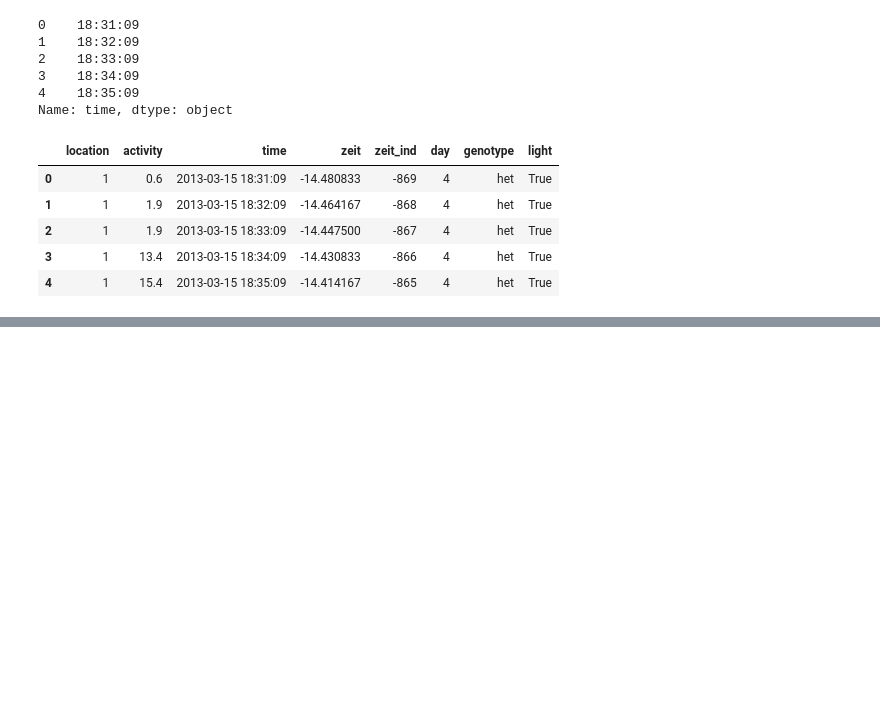
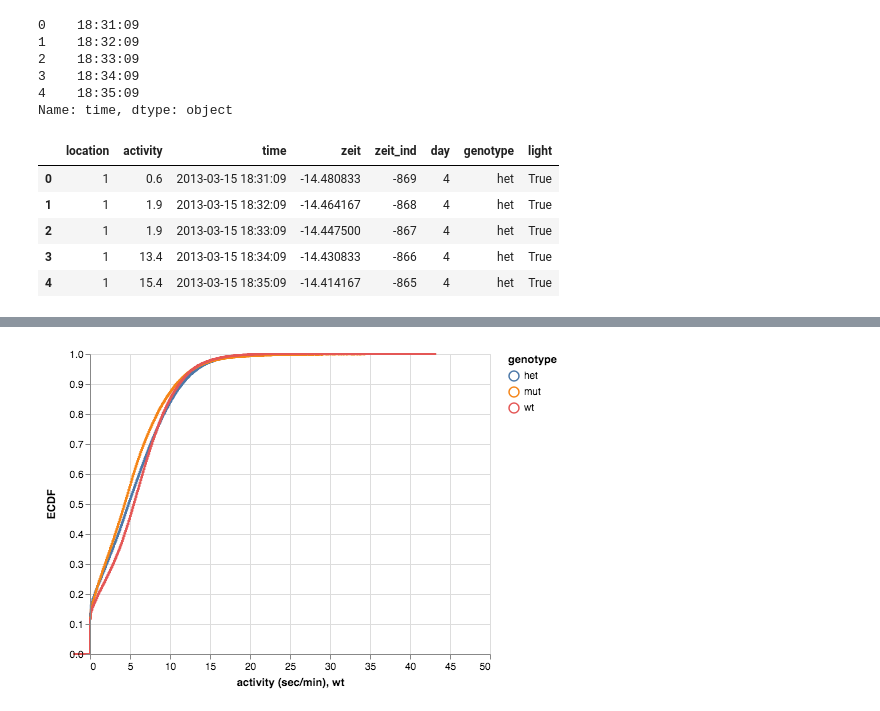
Before and after one commit to Xinhong111/Bi203, a Jupyter notebook: sandbox/hw2.2_MW_3.ipynb, the cells around one changed output, grey strips where cells are left out. Cells and saved outputs as stored; diff of their text form; code cells hidden in the pictures; blank space fills up the shorter version.

```diff
--- a/sandbox/hw2.2_MW_3.ipynb
+++ b/sandbox/hw2.2_MW_3.ipynb
@@ -202,0 +239,12 @@ df_median
+# %%
+axis_scale = alt.Scale(domain=[0,50])
+# %%
+# use this
+
+altcat.catplot(data=df.loc[df['light']==True, :],
+               mark='line',
+               encoding=dict(x = alt.X('activity:Q', scale=axis_scale, title='activity (sec/min), wt'),
+                             color = alt.Color('genotype:N')),
+               transform = 'ecdf')
+# %% [output]
+[figure, added]
```
Also changed, not shown: parts of 40 cells of this notebook.
